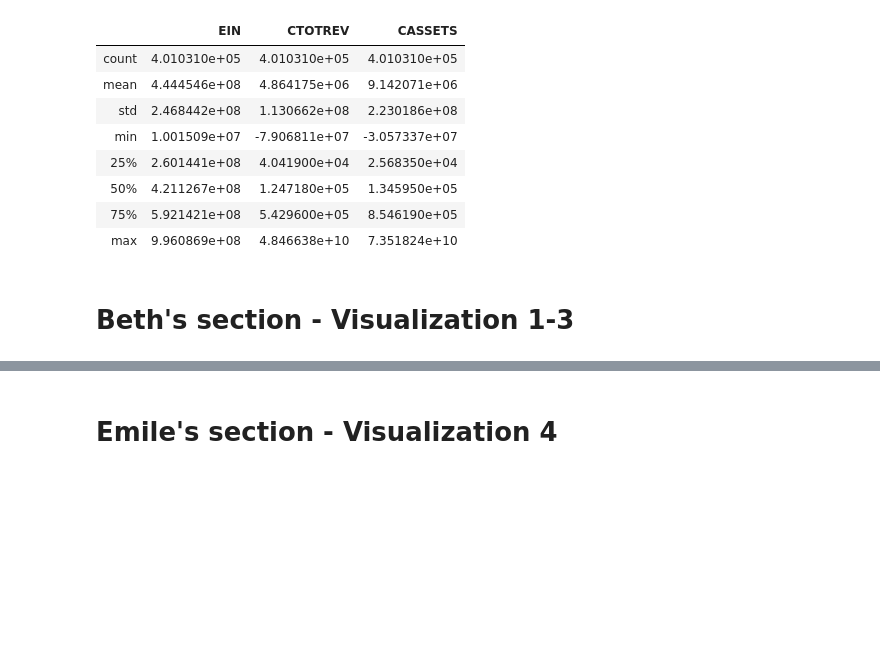
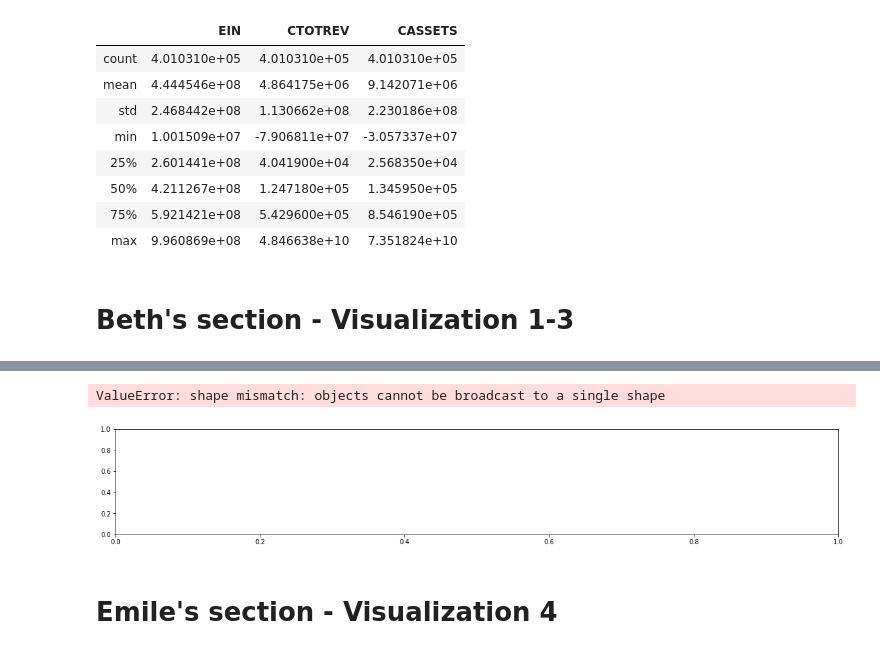
Before and after one commit to ejosephSr/project-one, a Jupyter notebook: GotMoney.ipynb, the cells around one changed output, grey strips where cells are left out. Cells and saved outputs as stored; diff of their text form; code cells hidden in the pictures; blank space fills up the shorter version.

Commit message:
beth's branch add with bar graphs not quite working yet but hopefully close.

```diff
--- a/GotMoney.ipynb
+++ b/GotMoney.ipynb
@@ -296,0 +327,20 @@ gov_data.describe()
+# %%
+df = pd.DataFrame({"REGION": ["MIDWEST", "MIDWEST", "NORTHEAST", "NORTHEAST", "SOUTH", "SOUTH", "WEST", "WEST"],
+                   "LEVEL1": ["PC", "PF", "PC", "PF","PC", "PF","PC", "PF"],
+                   "EIN":    [370964193.5, 382597740.0, 223236840.0, 256788940.0, 541459968.0, 465294746.0, 680362025.0, 464309410.5],
+                   "CTOTREV": [130582.0, 32055.0, 128860.0, 35650.5, 117983.0, 21784.0, 120796.0, 28673.0],
+                   "CASSETS": [171237.5, 233340.5, 184787.0, 103147.5, 116135.0, 20009.0, 103491.0, 29364.5]})
+# %%
+ein_df = df[["REGION", "LEVEL1", "EIN"]].pivot(index="REGION", columns="LEVEL1", values="EIN")
+ctotrev_df = df[["REGION", "LEVEL1", "CTOTREV"]].pivot(index="REGION", columns="LEVEL1", values="CTOTREV")
+cassets_df = df[["REGION", "LEVEL1", "CASSETS"]].pivot(index="REGION", columns="LEVEL1", values="CASSETS")
+# %%
+
+x_axis_rev = np.arange(len(ctotrev_df))
+tick_locations = [value+0.4 for value in x_axis_rev]
+plt.figure(figsize=(20,3))
+plt.bar(x_axis_rev,df["CTOTREV"],color='r',alpha=0.5,align="edge")
+plt.ticks(tick_locations,index,rotation="vertical")
+# %% [output]
+ValueError: shape mismatch: objects cannot be broadcast to a single shape
+[figure, added]
```
Also changed, not shown: parts of 13 cells of this notebook.
